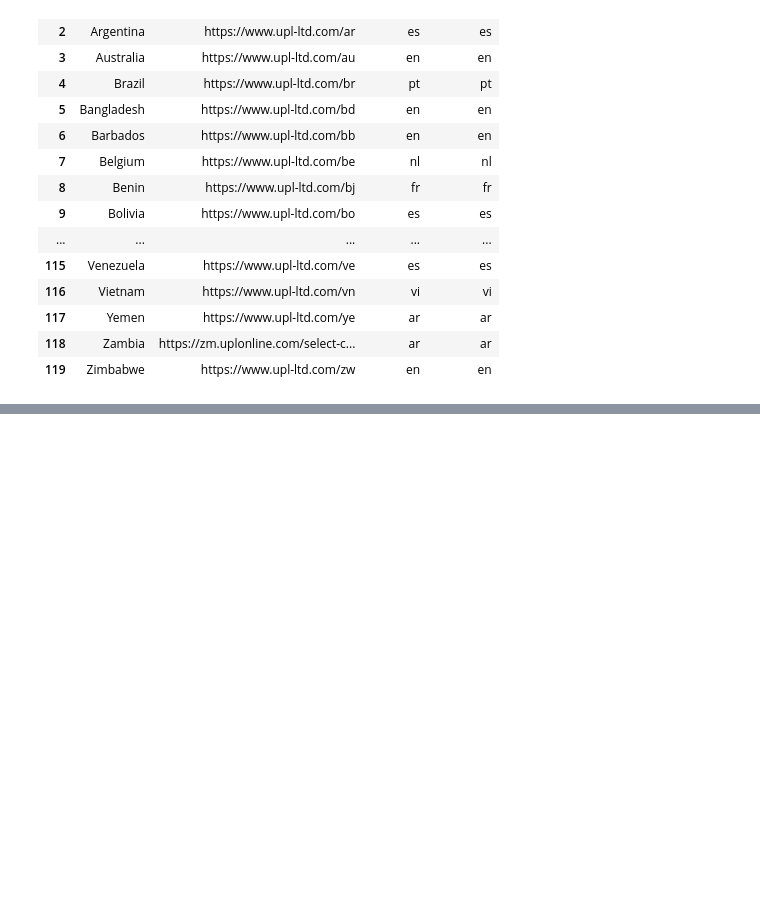
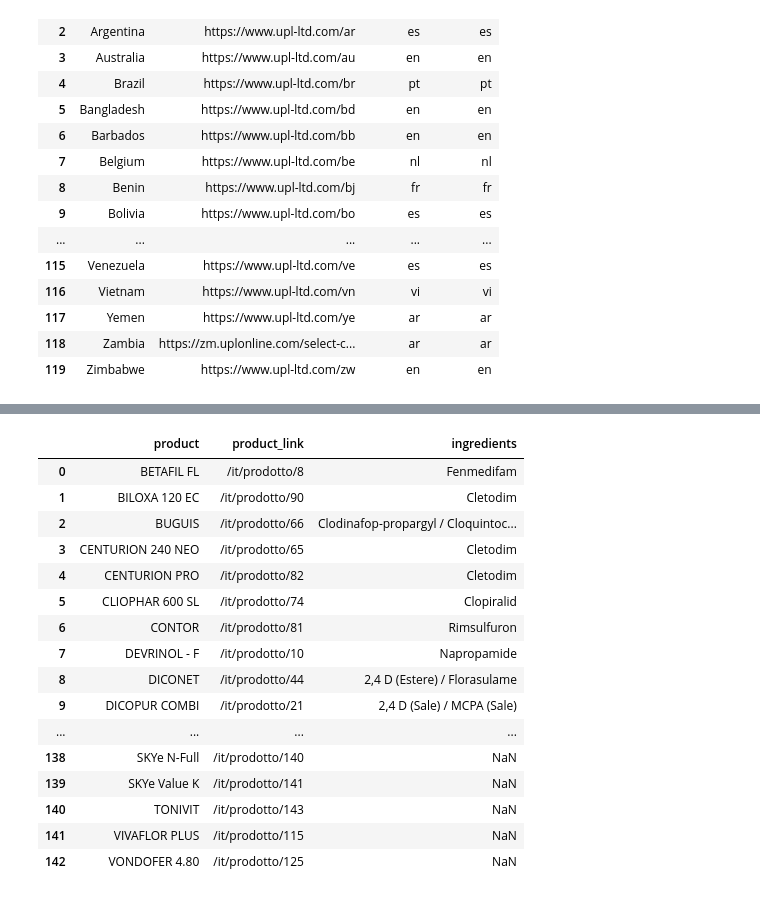
Before and after one commit to AK-26David/Webscrapping, a Jupyter notebook: Data_Extraction_Arnav_Implementation.ipynb, the cells around one changed output, grey strips where cells are left out. Cells and saved outputs as stored; diff of their text form; code cells hidden in the pictures; blank space fills up the shorter version.

```diff
--- a/Data_Extraction_Arnav_Implementation.ipynb
+++ b/Data_Extraction_Arnav_Implementation.ipynb
@@ -321,0 +435,29 @@ None
+# %%
+df2=pd.Series(ingredients)
+# %%
+import numpy as np
+df=pd.DataFrame({'product':product,
+    'product_link':product_link,
+     })
+df['ingredients']=pd.Series(np.nan)
+df['ingredients']=df['ingredients'].combine_first(df2)
+# %%
+df
+# %% [output]
+|  | product | product_link | ingredients |
+| 0 | BETAFIL FL | /it/prodotto/8 | Fenmedifam |
+| 1 | BILOXA 120 EC | /it/prodotto/90 | Cletodim |
+| 2 | BUGUIS | /it/prodotto/66 | Clodinafop-propargyl / Cloquintoc... |
+| 3 | CENTURION 240 NEO | /it/prodotto/65 | Cletodim |
+| 4 | CENTURION PRO | /it/prodotto/82 | Cletodim |
+| 5 | CLIOPHAR 600 SL | /it/prodotto/74 | Clopiralid |
+| 6 | CONTOR | /it/prodotto/81 | Rimsulfuron |
+| 7 | DEVRINOL - F | /it/prodotto/10 | Napropamide |
+| 8 | DICONET | /it/prodotto/44 | 2,4 D (Estere) / Florasulame |
+| 9 | DICOPUR COMBI | /it/prodotto/21 | 2,4 D (Sale) / MCPA (Sale) |
+| ... | ... | ... | ... |
+| 138 | SKYe N-Full | /it/prodotto/140 | NaN |
+| 139 | SKYe Value K | /it/prodotto/141 | NaN |
+| 140 | TONIVIT | /it/prodotto/143 | NaN |
+| 141 | VIVAFLOR PLUS | /it/prodotto/115 | NaN |
+| 142 | VONDOFER 4.80 | /it/prodotto/125 | NaN |
```
Also changed, not shown: parts of 17 cells of this notebook, 1 other file.
